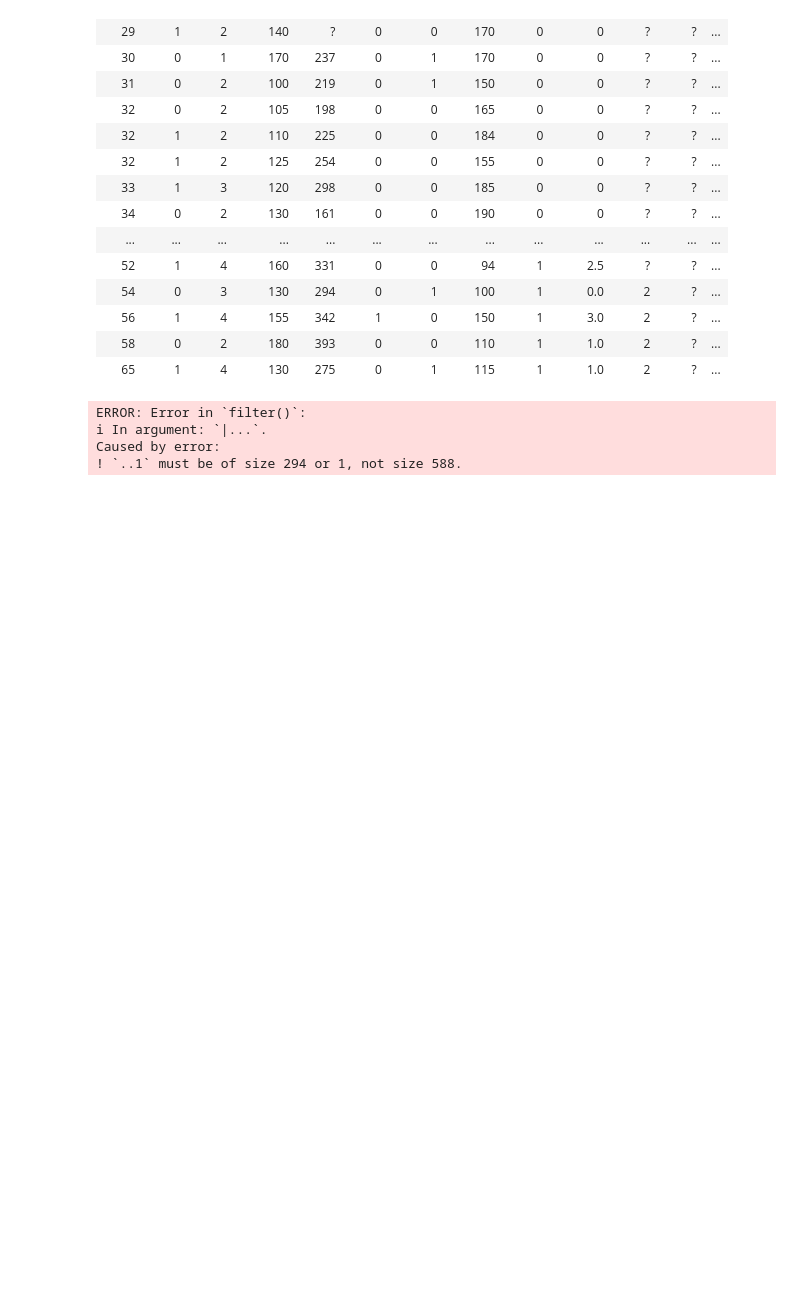
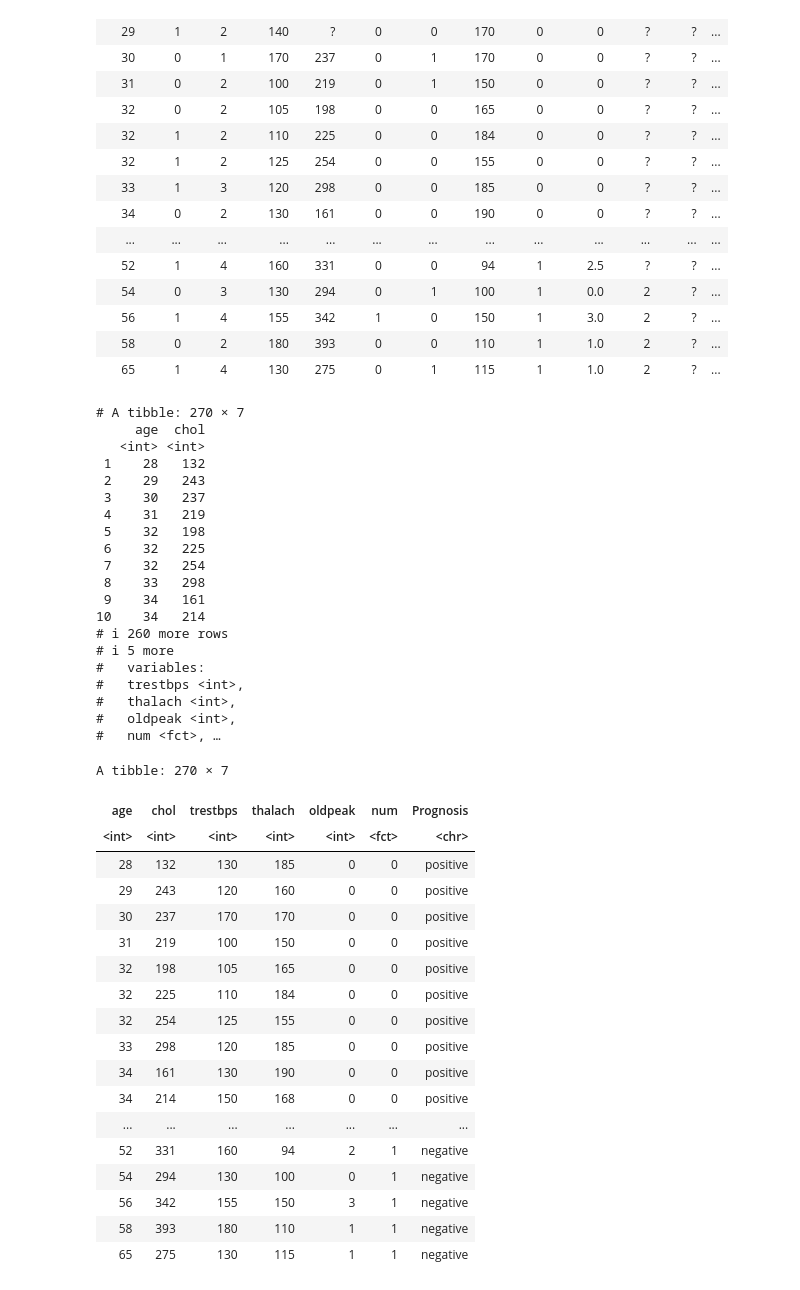
Before and after one commit to yfz1012577262/toy_ds_project, a Jupyter notebook: project_proposal.ipynb/project_prop.ipynb, the cells around one changed output. Saved outputs shown, nothing was run; the diff lists cells and outputs as text; code cells hidden in the pictures; blank space fills up the shorter version.

```diff
--- a/project_proposal.ipynb/project_prop.ipynb
+++ b/project_proposal.ipynb/project_prop.ipynb
@@ -41,14 +41,55 @@ A spec_tbl_df: 294 × 14
 # %%
 #Choosing the predicting variables that we are going to use to predict the class type(avoid using slop,ca,thl because they have missing values)
 process_hd_data<-hd_data|>
 #choosing the predicting variables and class variable
 select(c(age,chol,trestbps,thalach,oldpeak,num))|>
-#filter out any missing vaules
+#filter out any missing values
+filter(age!="?",chol!="?",trestbps!="?",thalach!="?",oldpeak!="?",num!="?")|>
+#change the type of the data to factor because the class variable we predicting should be categorical
+mutate(num=as.factor(num))|>
+#change the type of the data to dbl because the predicting variables we predicting should be double
+mutate(across(c(age, chol, trestbps, thalach, oldpeak), as.integer))|>
+mutate(Prognosis= case_when(num == "0" ~ "positive",num == "1" ~ "negative"))|>
+print(20)
 
-
-#change the type of the data to factor because the
+process_hd_data
 # %% [output]
-ERROR: Error in `filter()`:
-ℹ In argument: `|...`.
-Caused by error:
-! `..1` must be of size 294 or 1, not size 588.
+# A tibble: 270 × 7
+     age  chol
+   <int> <int>
+ 1    28   132
+ 2    29   243
+ 3    30   237
+ 4    31   219
+ 5    32   198
+ 6    32   225
+ 7    32   254
+ 8    33   298
+ 9    34   161
+10    34   214
+# ℹ 260 more rows
+# ℹ 5 more
+#   variables:
+#   trestbps <int>,
+#   thalach <int>,
+#   oldpeak <int>,
+#   num <fct>, …
+A tibble: 270 × 7
+| age | chol | trestbps | thalach | oldpeak | num | Prognosis |
+| <int> | <int> | <int> | <int> | <int> | <fct> | <chr> |
+| 28 | 132 | 130 | 185 | 0 | 0 | positive |
+| 29 | 243 | 120 | 160 | 0 | 0 | positive |
+| 30 | 237 | 170 | 170 | 0 | 0 | positive |
+| 31 | 219 | 100 | 150 | 0 | 0 | positive |
+| 32 | 198 | 105 | 165 | 0 | 0 | positive |
+| 32 | 225 | 110 | 184 | 0 | 0 | positive |
+| 32 | 254 | 125 | 155 | 0 | 0 | positive |
+| 33 | 298 | 120 | 185 | 0 | 0 | positive |
+| 34 | 161 | 130 | 190 | 0 | 0 | positive |
+| 34 | 214 | 150 | 168 | 0 | 0 | positive |
+| ... | ... | ... | ... | ... | ... | ... |
+| 52 | 331 | 160 | 94 | 2 | 1 | negative |
+| 54 | 294 | 130 | 100 | 0 | 1 | negative |
+| 56 | 342 | 155 | 150 | 3 | 1 | negative |
+| 58 | 393 | 180 | 110 | 1 | 1 | negative |
+| 65 | 275 | 130 | 115 | 1 | 1 | negative |
```
Also changed, not shown: parts of 3 cells of this notebook.
